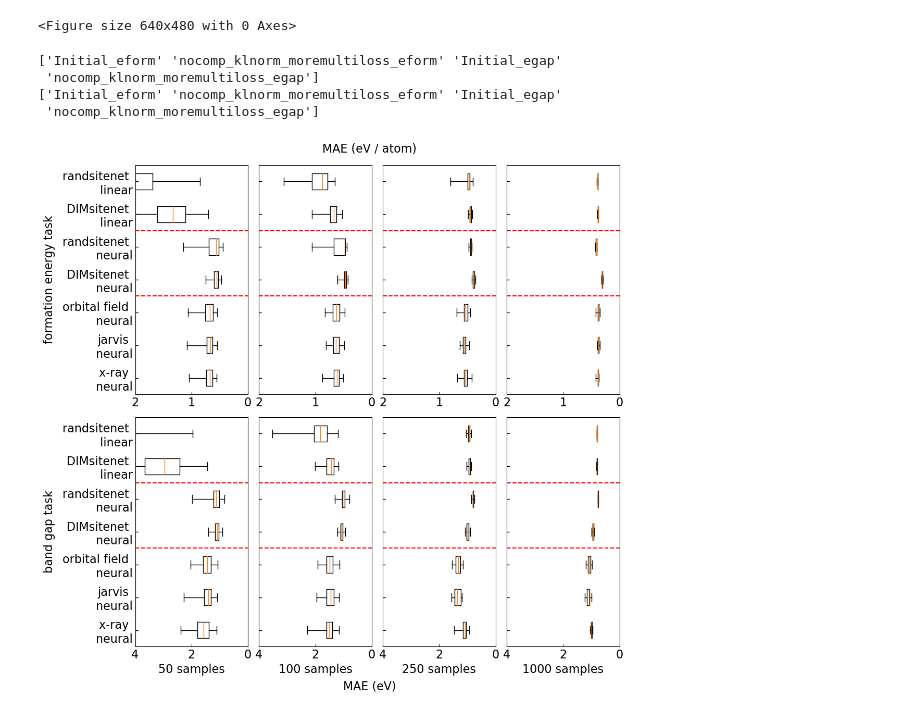
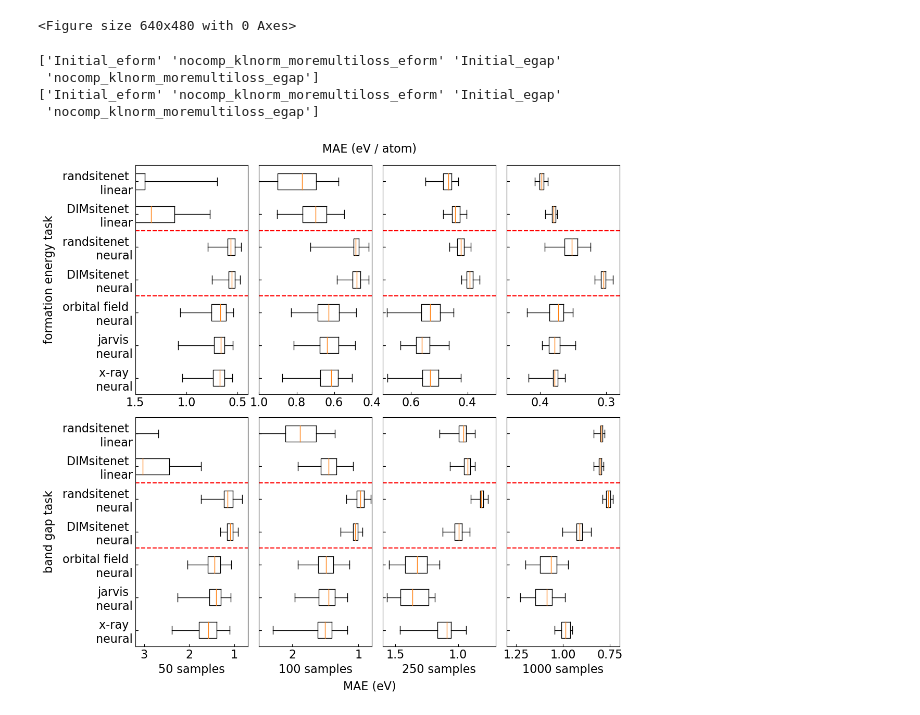
Before and after one commit to mm04926412/Site-Net, a Jupyter notebook: Downstream_MAEs_to_plots.ipynb, the cells around one changed output. Saved outputs shown, nothing was run; the diff lists cells and outputs as text; code cells hidden in the pictures.

Commit message:
plot changes

```diff
--- a/Downstream_MAEs_to_plots.ipynb
+++ b/Downstream_MAEs_to_plots.ipynb
@@ -119,7 +119,8 @@ fig.text(0.5, 0.90, "MAE (eV / atom)", ha='center')
 
 ax_i = 0
 ax[0][0].set_ylabel("formation energy task",labelpad=10)
-for limit,name in zip([50,100,250,1000],["eformorbital_replearn_10.png","eformorbital_replearn_50.png","eformorbital_replearn_100.png","eformorbital_replearn_250.png","eformorbital_replearn_1000.png","eformorbital_replearn_10000.png"]):
+
+for limit,name,xlim in zip([50,100,250,1000],["eformorbital_replearn_10.png","eformorbital_replearn_50.png","eformorbital_replearn_100.png","eformorbital_replearn_250.png","eformorbital_replearn_1000.png","eformorbital_replearn_10000.png"],[[1.5,0.4],[1,0.4],[0.7,0.3],[0.45,0.28]]):
 
     vectors1 = RepMAE[(RepMAE["limit"] == limit) & (RepMAE["model"] == "Initial_eform")]
     vectors2 = RepMAE[(RepMAE["limit"] == limit) & (RepMAE["model"] == "nocomp_klnorm_moremultiloss_eform")]
@@ -133,7 +134,7 @@ for limit,name in zip([50,100,250,1000],["eformorbital_replearn_10.png","eformor
         ax[0][ax_i].boxplot([vectors1["lin_MAE"],vectors2["lin_MAE"],vectors1["nn_MAE"],vectors2["nn_MAE"],vectors3["nn_MAE"],vectors4["nn_MAE"],vectors5["nn_MAE"]],labels=["","","","","","",""],widths=0.5,vert=False,whis=100000000)
     [ax[0][ax_i].axhline(y, color = 'r', linestyle='--') for y in [2.5,4.5]]
     ax[0][ax_i].set_ylim(7.5,0.5)
-    ax[0][ax_i].set_xlim(2,0)
+    ax[0][ax_i].set_xlim(xlim[0],xlim[1])
 
     ax_i += 1
 
@@ -148,33 +149,33 @@ print(RepMAE["model"].unique())
 
 fig.text(0.5, 0.04, "MAE (eV)", ha='center')
 
 ax_i = 0
 ax[1][0].set_ylabel("band gap task",labelpad=10)
-for limit,name in zip([50,100,250,1000],["egaporbital_replearn_10.png","egaporbital_replearn_50.png","egaporbital_replearn_100.png","egaporbital_replearn_250.png","egaporbital_replearn_1000.png","egaporbital_replearn_10000.png"]):
+for limit,name,xlim  in zip([50,100,250,1000],["egaporbital_replearn_10.png","egaporbital_replearn_50.png","egaporbital_replearn_100.png","egaporbital_replearn_250.png","egaporbital_replearn_1000.png","egaporbital_replearn_10000.png"],[[3.2,0.7],[2.5,0.8],[1.6,0.7],[1.3,0.7]]):
 
     vectors1 = RepMAE[(RepMAE["limit"] == limit) & (RepMAE["model"] == "Initial_egap")]
     vectors2 = RepMAE[(RepMAE["limit"] == limit) & (RepMAE["model"] == "nocomp_klnorm_moremultiloss_egap")]
     vectors3 = egaporbitalMAE[(eformorbitalMAE["limit"] == limit) & (egaporbitalMAE["model"] == "egap_orbital")]
     vectors4 = egapjarvisMAE[(eformjarvisMAE["limit"] == limit) & (egapjarvisMAE["model"] == "egap_jarvis")]
     vectors5 = egapxrayMAE[(eformxrayMAE["limit"] == limit) & (egapxrayMAE["model"] == "egap_xray")]
 
     if ax_i == 0:
         ax[1][ax_i].boxplot([vectors1["lin_MAE"],vectors2["lin_MAE"],vectors1["nn_MAE"],vectors2["nn_MAE"],vectors3["nn_MAE"],vectors4["nn_MAE"],vectors5["nn_MAE"]],labels=["randsitenet \n linear","DIMsitenet \n linear","randsitenet \n neural","DIMsitenet \n neural","orbital field \n neural","jarvis \n neural","x-ray \n neural"],widths=0.5,vert=False,whis=100000000)
     else:
         ax[1][ax_i].boxplot([vectors1["lin_MAE"],vectors2["lin_MAE"],vectors1["nn_MAE"],vectors2["nn_MAE"],vectors3["nn_MAE"],vectors4["nn_MAE"],vectors5["nn_MAE"]],labels=["","","","","","",""],widths=0.5,vert=False,whis=100000000)
     [ax[0][ax_i].axhline(y, color = 'r', linestyle='--') for y in [2.5,4.5]]
     [ax[1][ax_i].axhline(y, color = 'r', linestyle='--') for y in [2.5,4.5]]
     ax[1][ax_i].set_ylim(7.5,0.5)
-    ax[1][ax_i].set_xlim(4,0)
+    ax[1][ax_i].set_xlim(xlim[0],xlim[1])
     ax[1][ax_i].set_xlabel(str(limit) + " samples")
 
     ax_i += 1
 
     fig.savefig("figure_representation.png",bbox_inches="tight")
     fig.show()
 # %% [output]
 ['Initial_eform' 'nocomp_klnorm_moremultiloss_eform' 'Initial_egap'
  'nocomp_klnorm_moremultiloss_egap']
 ['Initial_eform' 'nocomp_klnorm_moremultiloss_eform' 'Initial_egap'
  'nocomp_klnorm_moremultiloss_egap']
-[figure, old version]
+[figure, new version]
```
Also changed, not shown: 2 other files.
